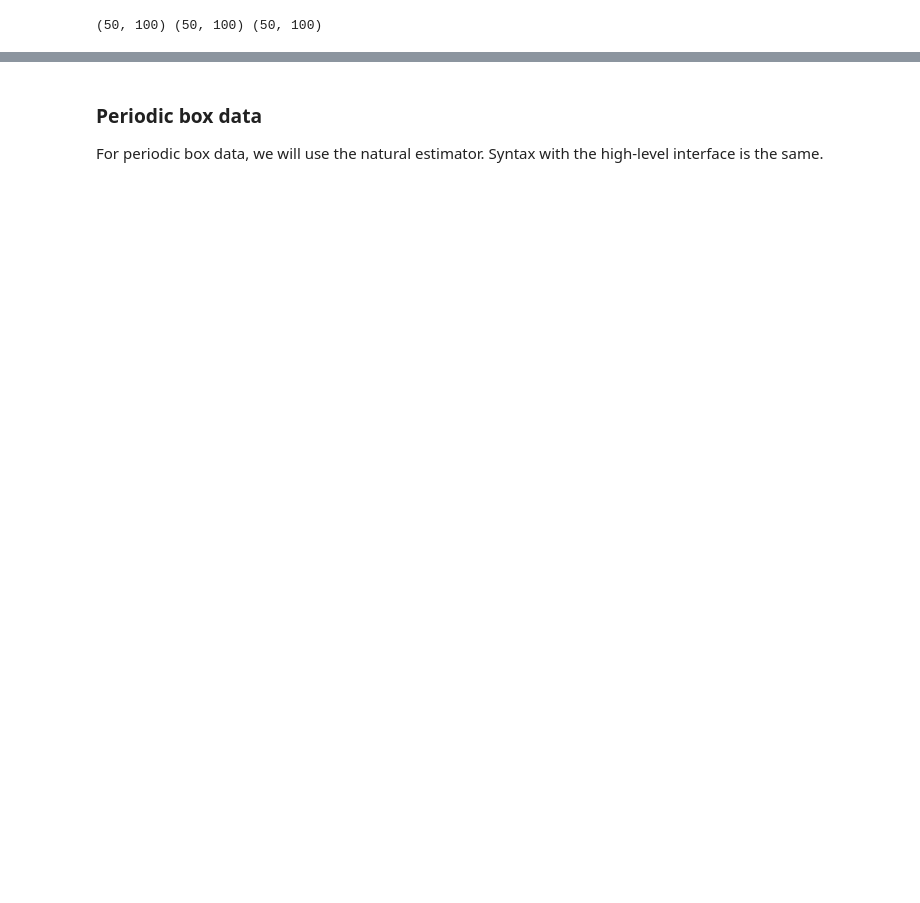
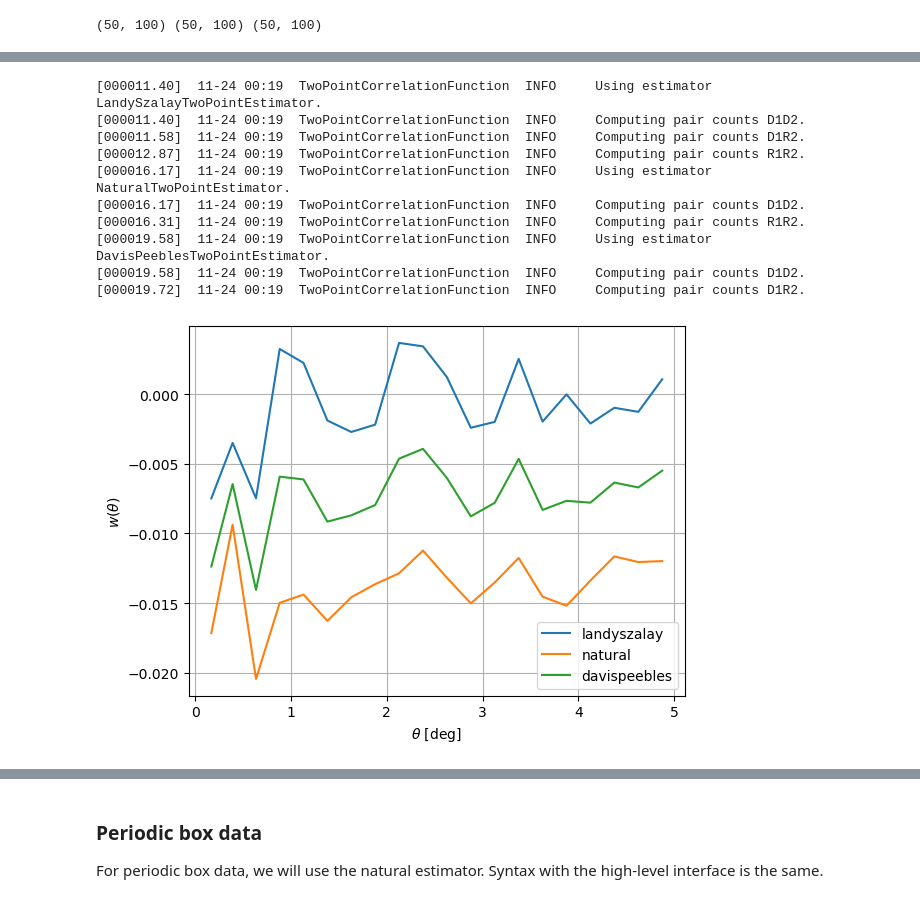
Before and after one commit to cosmodesi/pycorr, a Jupyter notebook: nb/basic_examples.ipynb, the cells around one changed output, grey strips where cells are left out. Saved outputs shown, nothing was run; the diff lists cells and outputs as text; code cells hidden in the pictures; blank space fills up the shorter version.

Commit message:
add test against reference; typo in landyszalay in last PR and remove wrong implementation of hamilton estimator

```diff
--- a/nb/basic_examples.ipynb
+++ b/nb/basic_examples.ipynb
@@ -161,0 +162,34 @@ plt.show()
+# %%
+# Here we test different estimators
+edges = np.linspace(1e-4, 5, 21)
+kwargs = dict(engine='corrfunc', position_type='xyz', nthreads=4)
+result_szalay = TwoPointCorrelationFunction('theta', edges, data_positions1=data_positions1, data_weights1=data_weights1,
+                                            randoms_positions1=randoms_positions1, randoms_weights1=randoms_weights1,
+                                            estimator='landyszalay', **kwargs)
+result_natural = TwoPointCorrelationFunction('theta', edges, data_positions1=data_positions1, data_weights1=data_weights1,
+                                             randoms_positions1=randoms_positions1, randoms_weights1=randoms_weights1,
+                                             estimator='natural', **kwargs)
+result_davispeebles = TwoPointCorrelationFunction('theta', edges, data_positions1=data_positions1, data_weights1=data_weights1,
+                                             randoms_positions1=randoms_positions1, randoms_weights1=randoms_weights1,
+                                             estimator='davispeebles', **kwargs)
+ax = plt.gca()
+ax.plot(result.sep, result_szalay.corr, label='landyszalay')
+ax.plot(result.sep, result_natural.corr, label='natural')
+ax.plot(result.sep, result_davispeebles.corr, label='davispeebles')
+ax.set_xlabel(r'$\theta$ [deg]')
+ax.set_ylabel(r'$w(\theta)$')
+ax.grid(True)
+ax.legend()
+plt.show()
+# %% [output]
+[000011.40]  11-24 00:19  TwoPointCorrelationFunction  INFO     Using estimator LandySzalayTwoPointEstimator.
+[000011.40]  11-24 00:19  TwoPointCorrelationFunction  INFO     Computing pair counts D1D2.
+[000011.58]  11-24 00:19  TwoPointCorrelationFunction  INFO     Computing pair counts D1R2.
+[000012.87]  11-24 00:19  TwoPointCorrelationFunction  INFO     Computing pair counts R1R2.
+[000016.17]  11-24 00:19  TwoPointCorrelationFunction  INFO     Using estimator NaturalTwoPointEstimator.
+[000016.17]  11-24 00:19  TwoPointCorrelationFunction  INFO     Computing pair counts D1D2.
+[000016.31]  11-24 00:19  TwoPointCorrelationFunction  INFO     Computing pair counts R1R2.
+[000019.58]  11-24 00:19  TwoPointCorrelationFunction  INFO     Using estimator DavisPeeblesTwoPointEstimator.
+[000019.58]  11-24 00:19  TwoPointCorrelationFunction  INFO     Computing pair counts D1D2.
+[000019.72]  11-24 00:19  TwoPointCorrelationFunction  INFO     Computing pair counts D1R2.
+[figure, added]
```
Also changed, not shown: parts of 10 cells of this notebook, 18 other files.
